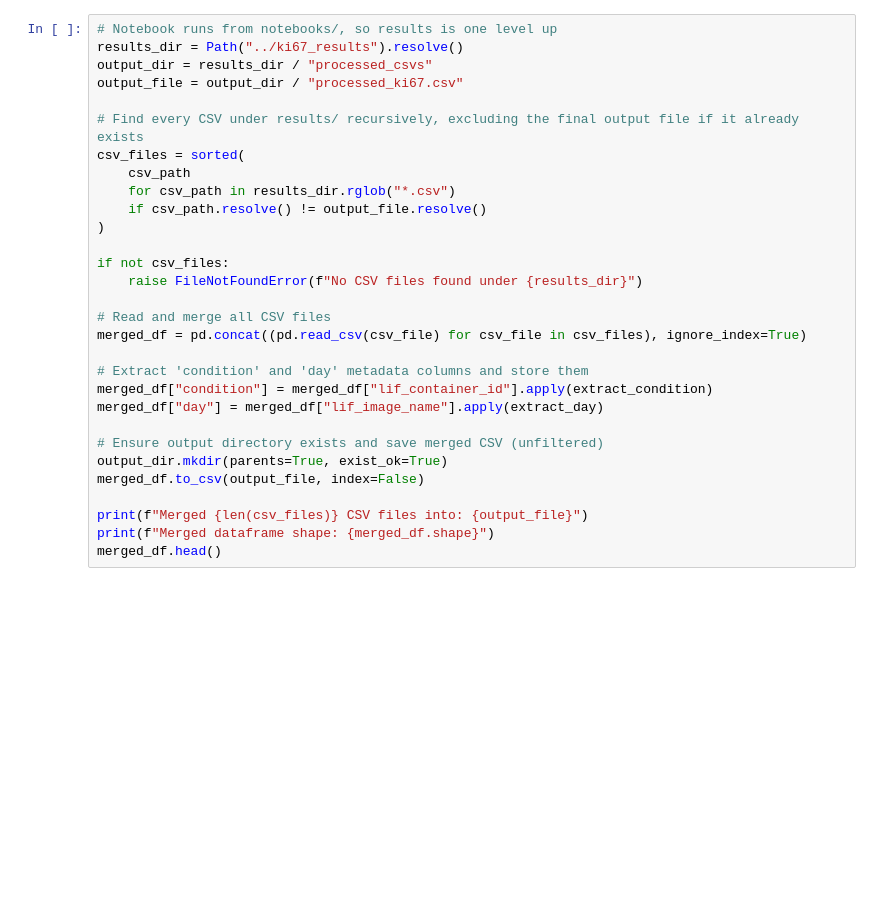
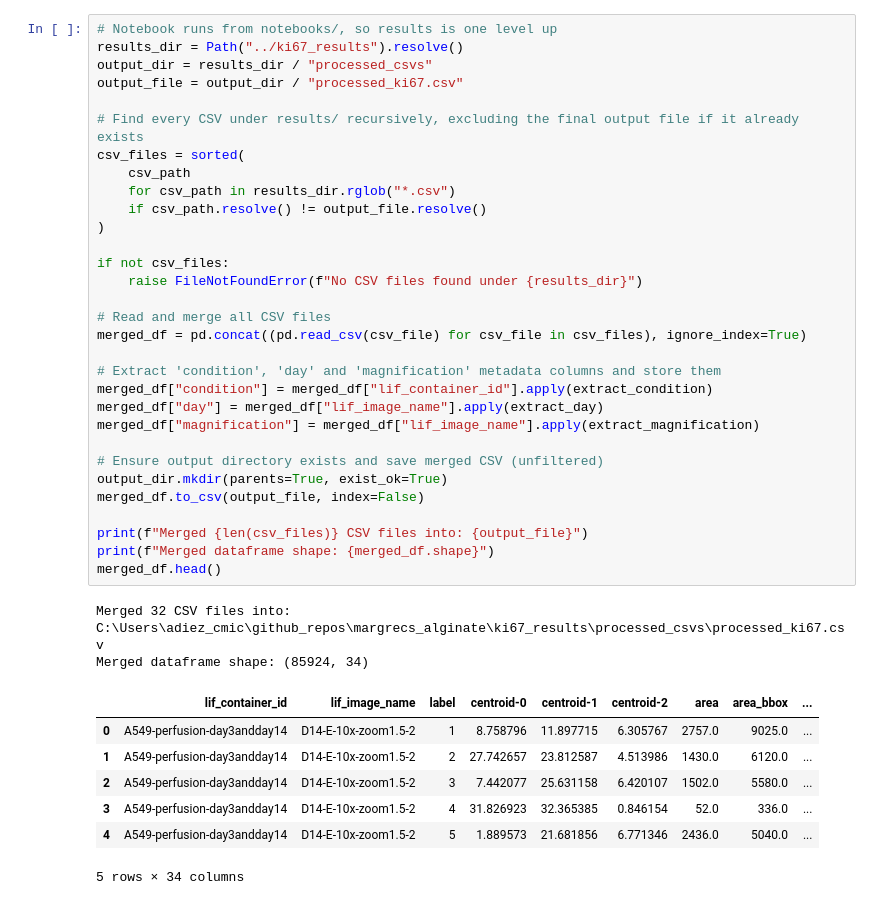
Before and after one commit to adiezsanchez/margrecs_alginate, a Jupyter notebook: notebooks/2_Ki67_data_analysis.ipynb, the cells around one changed output. Cells and saved outputs as stored; diff of their text form; blank space fills up the shorter version.

Commit message:
feat: filtering by magnification

```diff
--- a/notebooks/2_Ki67_data_analysis.ipynb
+++ b/notebooks/2_Ki67_data_analysis.ipynb
@@ -25,33 +25,44 @@ MIN_MAX_NUCLEI_VOLUME = (500, 6500) #seems safe after exploring the volume distr
 # %%
 # Notebook runs from notebooks/, so results is one level up
 results_dir = Path("../ki67_results").resolve()
 output_dir = results_dir / "processed_csvs"
 output_file = output_dir / "processed_ki67.csv"
 
 # Find every CSV under results/ recursively, excluding the final output file if it already exists
 csv_files = sorted(
     csv_path
     for csv_path in results_dir.rglob("*.csv")
     if csv_path.resolve() != output_file.resolve()
 )
 
 if not csv_files:
     raise FileNotFoundError(f"No CSV files found under {results_dir}")
 
 # Read and merge all CSV files
 merged_df = pd.concat((pd.read_csv(csv_file) for csv_file in csv_files), ignore_index=True)
 
-# Extract 'condition' and 'day' metadata columns and store them
+# Extract 'condition', 'day' and 'magnification' metadata columns and store them
 merged_df["condition"] = merged_df["lif_container_id"].apply(extract_condition)
 merged_df["day"] = merged_df["lif_image_name"].apply(extract_day)
+merged_df["magnification"] = merged_df["lif_image_name"].apply(extract_magnification)
 
 # Ensure output directory exists and save merged CSV (unfiltered)
 output_dir.mkdir(parents=True, exist_ok=True)
 merged_df.to_csv(output_file, index=False)
 
 print(f"Merged {len(csv_files)} CSV files into: {output_file}")
 print(f"Merged dataframe shape: {merged_df.shape}")
 merged_df.head()
+# %% [output]
+Merged 32 CSV files into: C:\Users\adiez_cmic\github_repos\margrecs_alginate\ki67_results\processed_csvs\processed_ki67.csv
+Merged dataframe shape: (85924, 34)
+|  | lif_container_id | lif_image_name | label | centroid-0 | centroid-1 | centroid-2 | area | area_bbox | ... |
+| 0 | A549-perfusion-day3andday14 | D14-E-10x-zoom1.5-2 | 1 | 8.758796 | 11.897715 | 6.305767 | 2757.0 | 9025.0 | ... |
+| 1 | A549-perfusion-day3andday14 | D14-E-10x-zoom1.5-2 | 2 | 27.742657 | 23.812587 | 4.513986 | 1430.0 | 6120.0 | ... |
+| 2 | A549-perfusion-day3andday14 | D14-E-10x-zoom1.5-2 | 3 | 7.442077 | 25.631158 | 6.420107 | 1502.0 | 5580.0 | ... |
+| 3 | A549-perfusion-day3andday14 | D14-E-10x-zoom1.5-2 | 4 | 31.826923 | 32.365385 | 0.846154 | 52.0 | 336.0 | ... |
+| 4 | A549-perfusion-day3andday14 | D14-E-10x-zoom1.5-2 | 5 | 1.889573 | 21.681856 | 6.771346 | 2436.0 | 5040.0 | ... |
+5 rows × 34 columns
 # %%
 # Filter out rows where area is below 500 or above 6500
 filtered_df = merged_df[(merged_df["area"] >= MIN_MAX_NUCLEI_VOLUME[0]) & (merged_df["area"] <= MIN_MAX_NUCLEI_VOLUME[1])]
```
Also changed, not shown: parts of 10 cells of this notebook, 1 other file.
